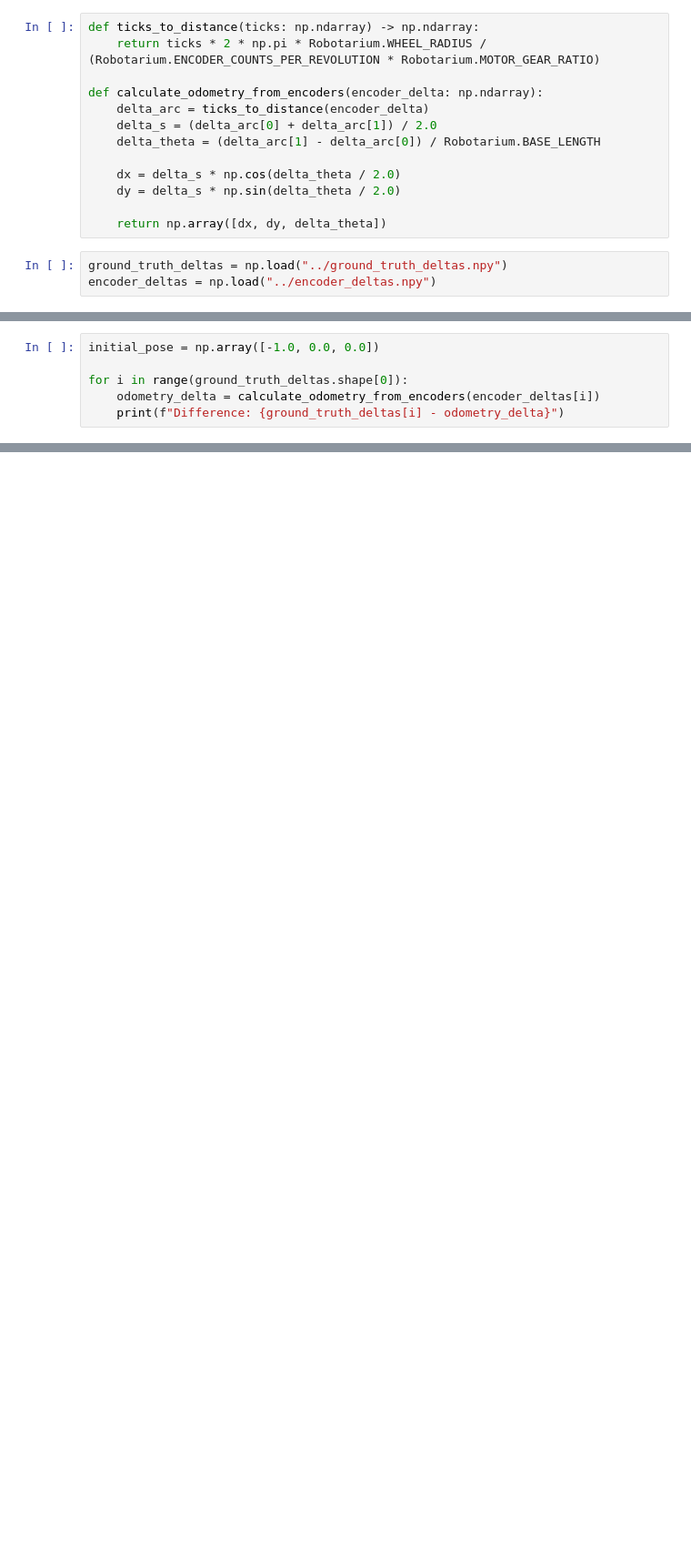
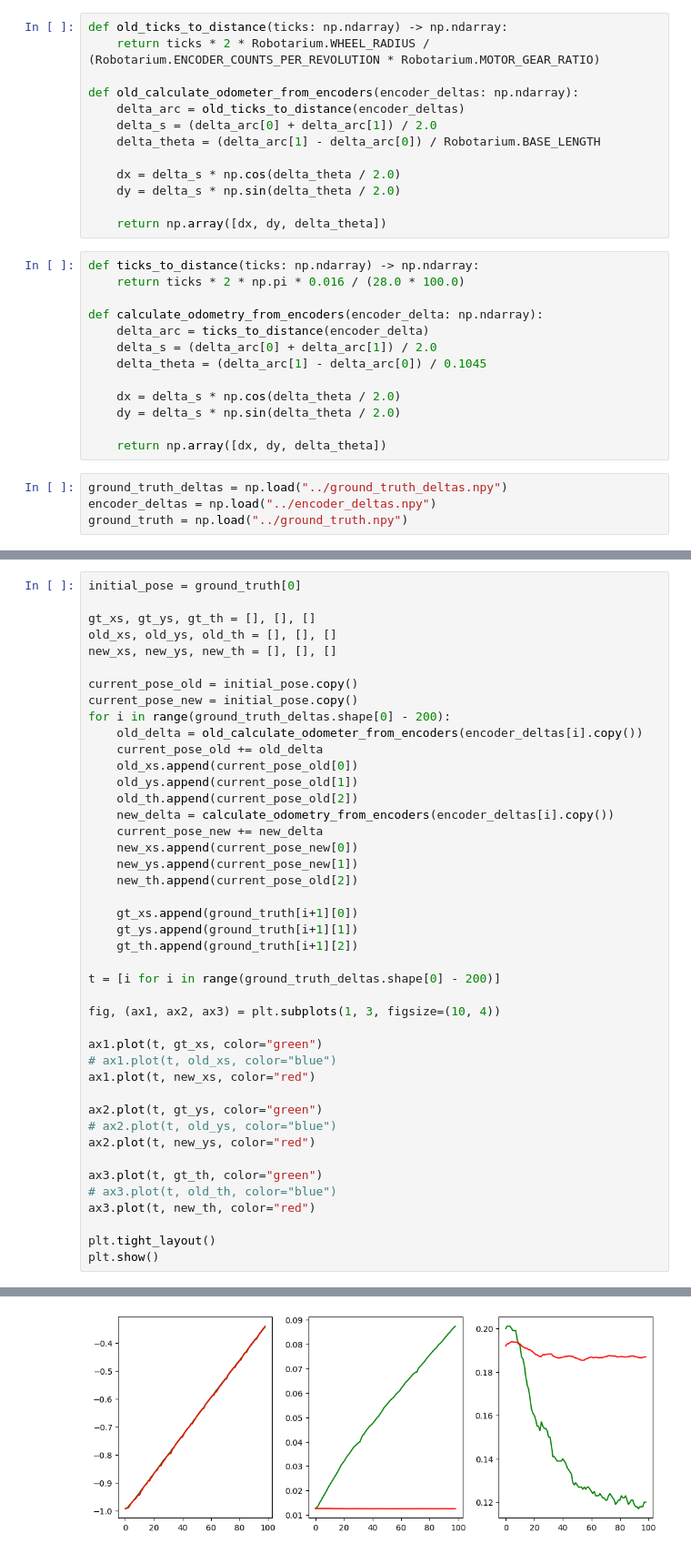
Before and after one commit to N8BWert/robotarium-slam, a Jupyter notebook: notebooks/encoders.ipynb, the cells around one changed output, grey strips where cells are left out. Shown at 91% size. Saved outputs shown, nothing was run; the diff lists cells and outputs as text; blank space fills up the shorter version.

Commit message:
robotarium orientation readings are broken :(, revise script to not use orientation readings and compare to dead reckoning base

```diff
--- a/notebooks/encoders.ipynb
+++ b/notebooks/encoders.ipynb
@@ -4,11 +5,24 @@ from rps.robotarium import Robotarium
+# %%
+def old_ticks_to_distance(ticks: np.ndarray) -> np.ndarray:
+    return ticks * 2 * Robotarium.WHEEL_RADIUS / (Robotarium.ENCODER_COUNTS_PER_REVOLUTION * Robotarium.MOTOR_GEAR_RATIO)
+
+def old_calculate_odometer_from_encoders(encoder_deltas: np.ndarray):
+    delta_arc = old_ticks_to_distance(encoder_deltas)
+    delta_s = (delta_arc[0] + delta_arc[1]) / 2.0
+    delta_theta = (delta_arc[1] - delta_arc[0]) / Robotarium.BASE_LENGTH
+
+    dx = delta_s * np.cos(delta_theta / 2.0)
+    dy = delta_s * np.sin(delta_theta / 2.0)
+
+    return np.array([dx, dy, delta_theta])
 # %%
 def ticks_to_distance(ticks: np.ndarray) -> np.ndarray:
-    return ticks * 2 * np.pi * Robotarium.WHEEL_RADIUS / (Robotarium.ENCODER_COUNTS_PER_REVOLUTION * Robotarium.MOTOR_GEAR_RATIO)
+    return ticks * 2 * np.pi * 0.016 / (28.0 * 100.0)
 
 def calculate_odometry_from_encoders(encoder_delta: np.ndarray):
     delta_arc = ticks_to_distance(encoder_delta)
     delta_s = (delta_arc[0] + delta_arc[1]) / 2.0
-    delta_theta = (delta_arc[1] - delta_arc[0]) / Robotarium.BASE_LENGTH
+    delta_theta = (delta_arc[1] - delta_arc[0]) / 0.1045
 
     dx = delta_s * np.cos(delta_theta / 2.0)
     dy = delta_s * np.sin(delta_theta / 2.0)
@@ -17,3 +31,4 @@ def calculate_odometry_from_encoders(encoder_delta: np.ndarray):
 # %%
 ground_truth_deltas = np.load("../ground_truth_deltas.npy")
 encoder_deltas = np.load("../encoder_deltas.npy")
+ground_truth = np.load("../ground_truth.npy")
@@ -20,7 +41,44 @@ encoder_deltas = np.load("../encoder_deltas.npy")
 # %%
-initial_pose = np.array([-1.0, 0.0, 0.0])
+initial_pose = ground_truth[0]
 
-for i in range(ground_truth_deltas.shape[0]):
-    odometry_delta = calculate_odometry_from_encoders(encoder_deltas[i])
-    print(f"Difference: {ground_truth_deltas[i] - odometry_delta}")
+gt_xs, gt_ys, gt_th = [], [], []
+old_xs, old_ys, old_th = [], [], []
+new_xs, new_ys, new_th = [], [], []
+
+current_pose_old = initial_pose.copy()
+current_pose_new = initial_pose.copy()
+for i in range(ground_truth_deltas.shape[0] - 200):
+    old_delta = old_calculate_odometer_from_encoders(encoder_deltas[i].copy())
+    current_pose_old += old_delta
+    old_xs.append(current_pose_old[0])
+    old_ys.append(current_pose_old[1])
+    old_th.append(current_pose_old[2])
+    new_delta = calculate_odometry_from_encoders(encoder_deltas[i].copy())
+    current_pose_new += new_delta
+    new_xs.append(current_pose_new[0])
+    new_ys.append(current_pose_new[1])
+    new_th.append(current_pose_old[2])
+
+    gt_xs.append(ground_truth[i+1][0])
+    gt_ys.append(ground_truth[i+1][1])
+    gt_th.append(ground_truth[i+1][2])
+
+t = [i for i in range(ground_truth_deltas.shape[0] - 200)]
+
+fig, (ax1, ax2, ax3) = plt.subplots(1, 3, figsize=(10, 4))
+
+ax1.plot(t, gt_xs, color="green")
+# ax1.plot(t, old_xs, color="blue")
+ax1.plot(t, new_xs, color="red")
+
+ax2.plot(t, gt_ys, color="green")
+# ax2.plot(t, old_ys, color="blue")
+ax2.plot(t, new_ys, color="red")
+
+ax3.plot(t, gt_th, color="green")
+# ax3.plot(t, old_th, color="blue")
+ax3.plot(t, new_th, color="red")
+
+plt.tight_layout()
+plt.show()
 # %% [output]
@@ -43,0 +85 @@ Difference: [ 9.01653769e-06 -1.07021473e-06 -6.50392023e-04]
+[figure, added]
```
Also changed, not shown: parts of 3 cells of this notebook, 9 other files.
